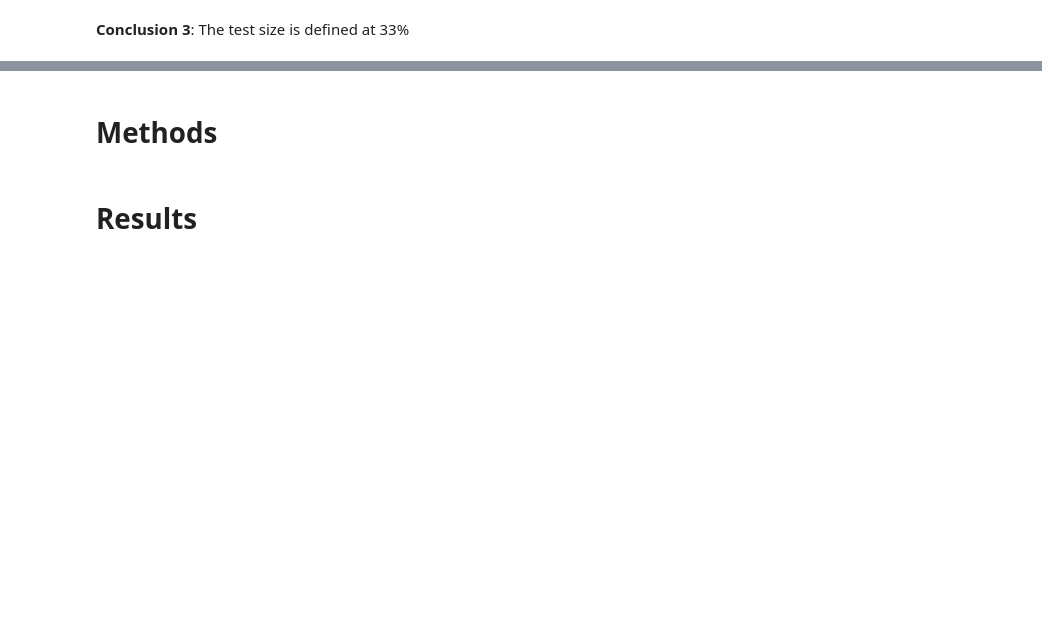
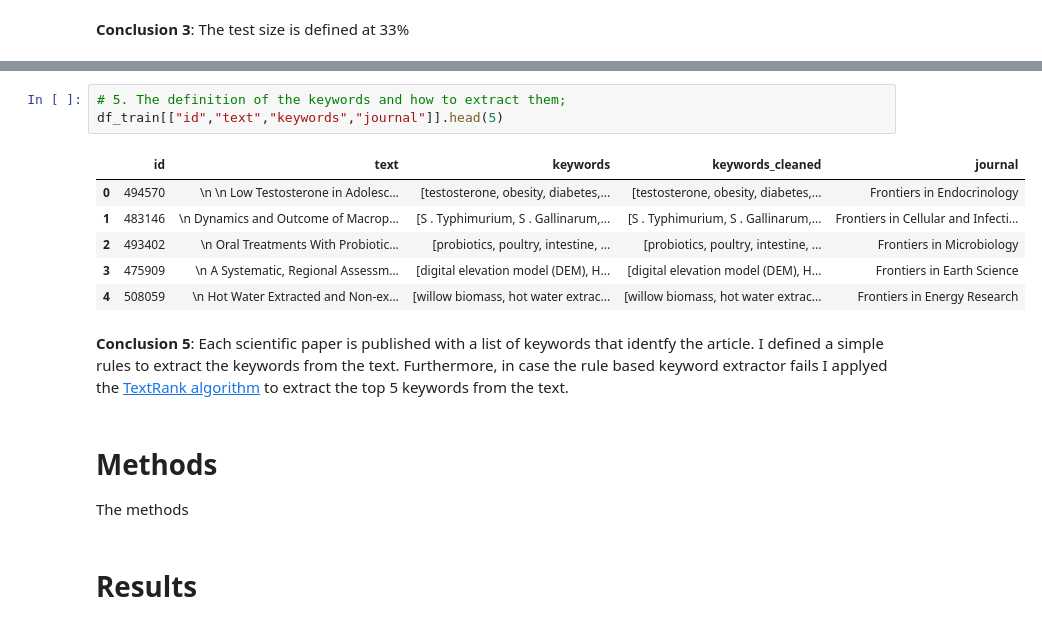
Before and after one commit to opertifelipe/frontiers, a Jupyter notebook: notebooks/Report.ipynb, the cells around one changed output, grey strips where cells are left out. Drawn from its saved outputs; the diff is of its cells as text; blank space fills up the shorter version.

```diff
--- a/notebooks/Report.ipynb
+++ b/notebooks/Report.ipynb
@@ -167,5 +166,19 @@ df_test = IO(filename="df_test_preprocessed",folder="02_intermediate",format_="p
+# %%
+# 5. The definition of the keywords and how to extract them;
+df_train[["id","text","keywords","journal"]].head(5)
+# %% [output]
+|  | id | text | keywords | keywords_cleaned | journal |
+| 0 | 494570 | \n \n Low Testosterone in Adolesc... | [testosterone, obesity, diabetes,... | [testosterone, obesity, diabetes,... | Frontiers in Endocrinology |
+| 1 | 483146 | \n Dynamics and Outcome of Macrop... | [S . Typhimurium, S . Gallinarum,... | [S . Typhimurium, S . Gallinarum,... | Frontiers in Cellular and Infecti... |
+| 2 | 493402 | \n Oral Treatments With Probiotic... | [probiotics, poultry, intestine, ... | [probiotics, poultry, intestine, ... | Frontiers in Microbiology |
+| 3 | 475909 | \n A Systematic, Regional Assessm... | [digital elevation model (DEM), H... | [digital elevation model (DEM), H... | Frontiers in Earth Science |
+| 4 | 508059 | \n Hot Water Extracted and Non-ex... | [willow biomass, hot water extrac... | [willow biomass, hot water extrac... | Frontiers in Energy Research |
+# %% [markdown]
+**Conclusion 5**: Each scientific paper is published with a list of keywords that identfy the article. I defined a simple rules to extract the keywords from the text. Furthermore, in case the rule based keyword extractor fails I applyed the [TextRank algorithm](https://summanlp.github.io/textrank/) to extract the top 5 keywords from the text.
 # %% [markdown]
 # Methods
+
+The methods
 # %% [markdown]
 # Results
 # %% [markdown]
```
Also changed, not shown: parts of 5 cells of this notebook.
